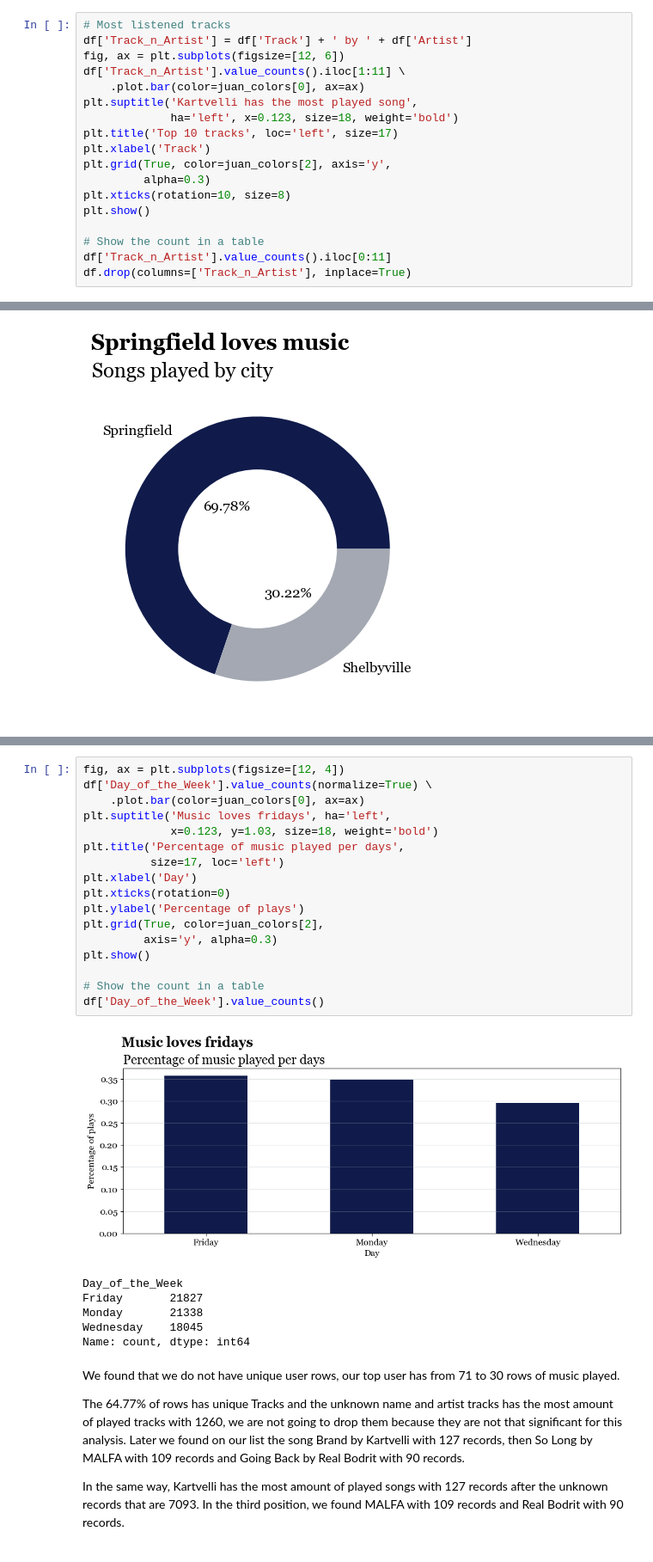
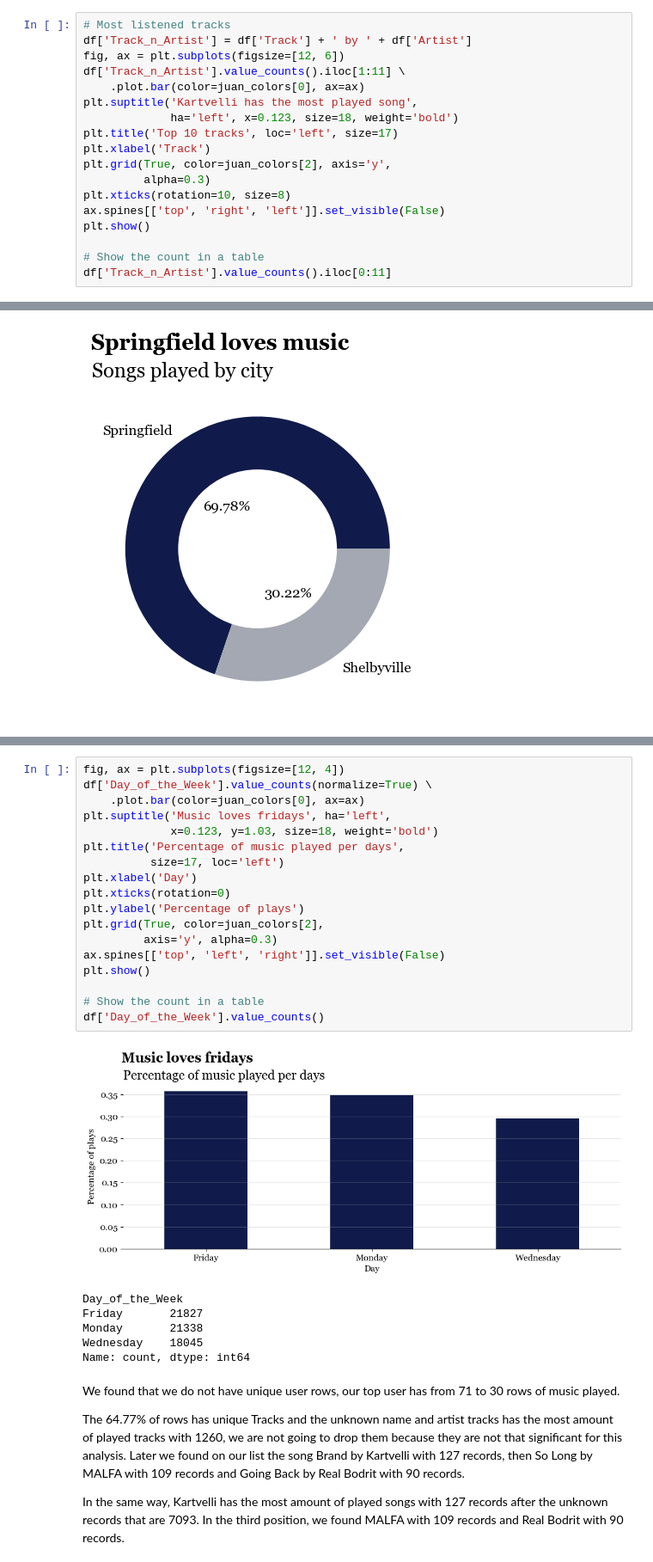
Before and after one commit to juanramosdataexpert/SonidosUrbanos, a Jupyter notebook: Notebooks/EDA.ipynb, the cells around one changed output, grey strips where cells are left out. Shown at 86% size. Cells and saved outputs as stored; diff of their text form.

```diff
--- a/Notebooks/EDA.ipynb
+++ b/Notebooks/EDA.ipynb
@@ -102,9 +95,9 @@ plt.xlabel('Track')
 plt.grid(True, color=juan_colors[2], axis='y',
          alpha=0.3)
 plt.xticks(rotation=10, size=8)
+ax.spines[['top', 'right', 'left']].set_visible(False)
 plt.show()
 
 # Show the count in a table
 df['Track_n_Artist'].value_counts().iloc[0:11]
-df.drop(columns=['Track_n_Artist'], inplace=True)
 # %% [output]
@@ -226,22 +235,23 @@ Name: count, dtype: int64
 # %%
 fig, ax = plt.subplots(figsize=[12, 4])
 df['Day_of_the_Week'].value_counts(normalize=True) \
     .plot.bar(color=juan_colors[0], ax=ax)
 plt.suptitle('Music loves fridays', ha='left',
              x=0.123, y=1.03, size=18, weight='bold')
 plt.title('Percentage of music played per days',
           size=17, loc='left')
 plt.xlabel('Day')
 plt.xticks(rotation=0)
 plt.ylabel('Percentage of plays')
 plt.grid(True, color=juan_colors[2],
          axis='y', alpha=0.3)
+ax.spines[['top', 'left', 'right']].set_visible(False)
 plt.show()
 
 # Show the count in a table
 df['Day_of_the_Week'].value_counts()
 # %% [output]
-[figure, old version]
+[figure, new version]
 Day_of_the_Week
 Friday       21827
 Monday       21338
```
Also changed, not shown: parts of 23 cells of this notebook, 2 other files.
